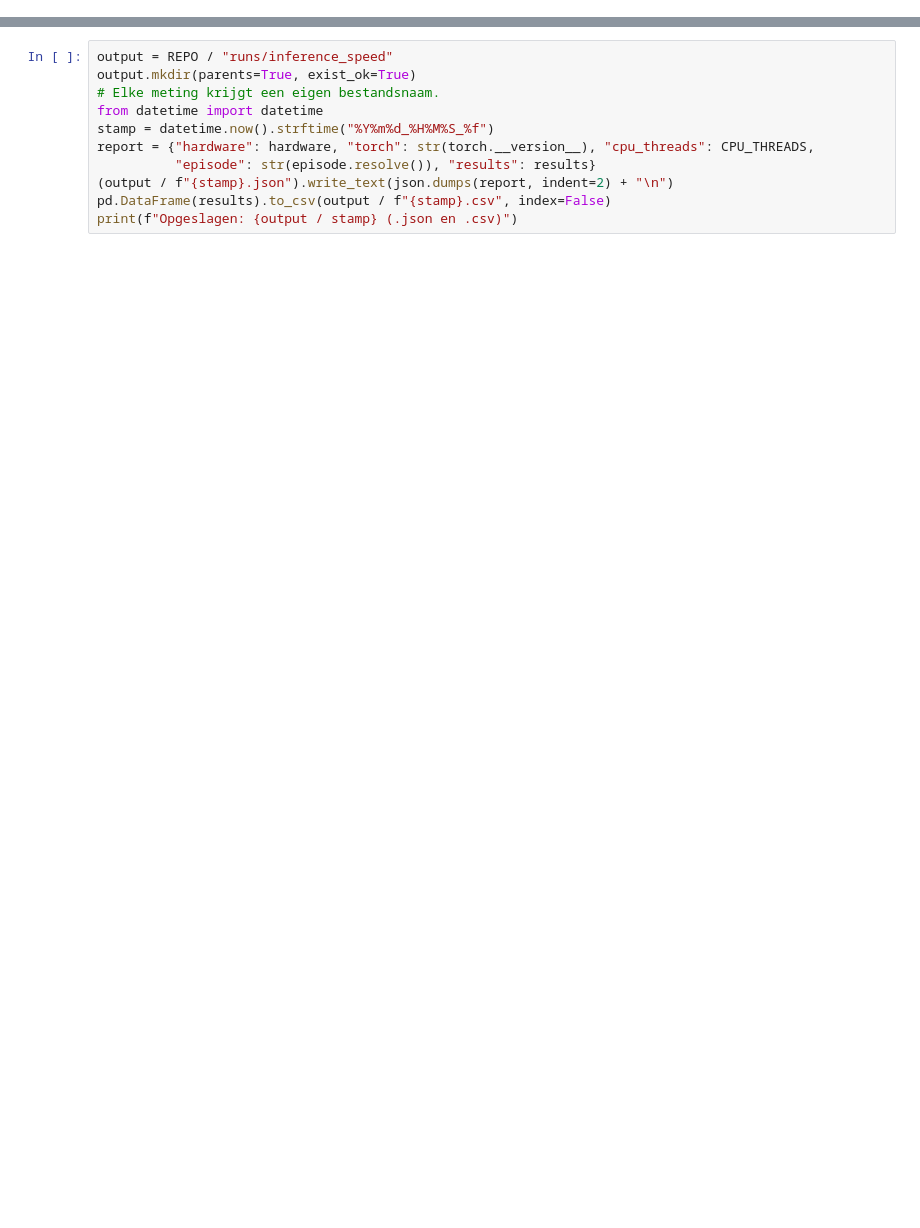
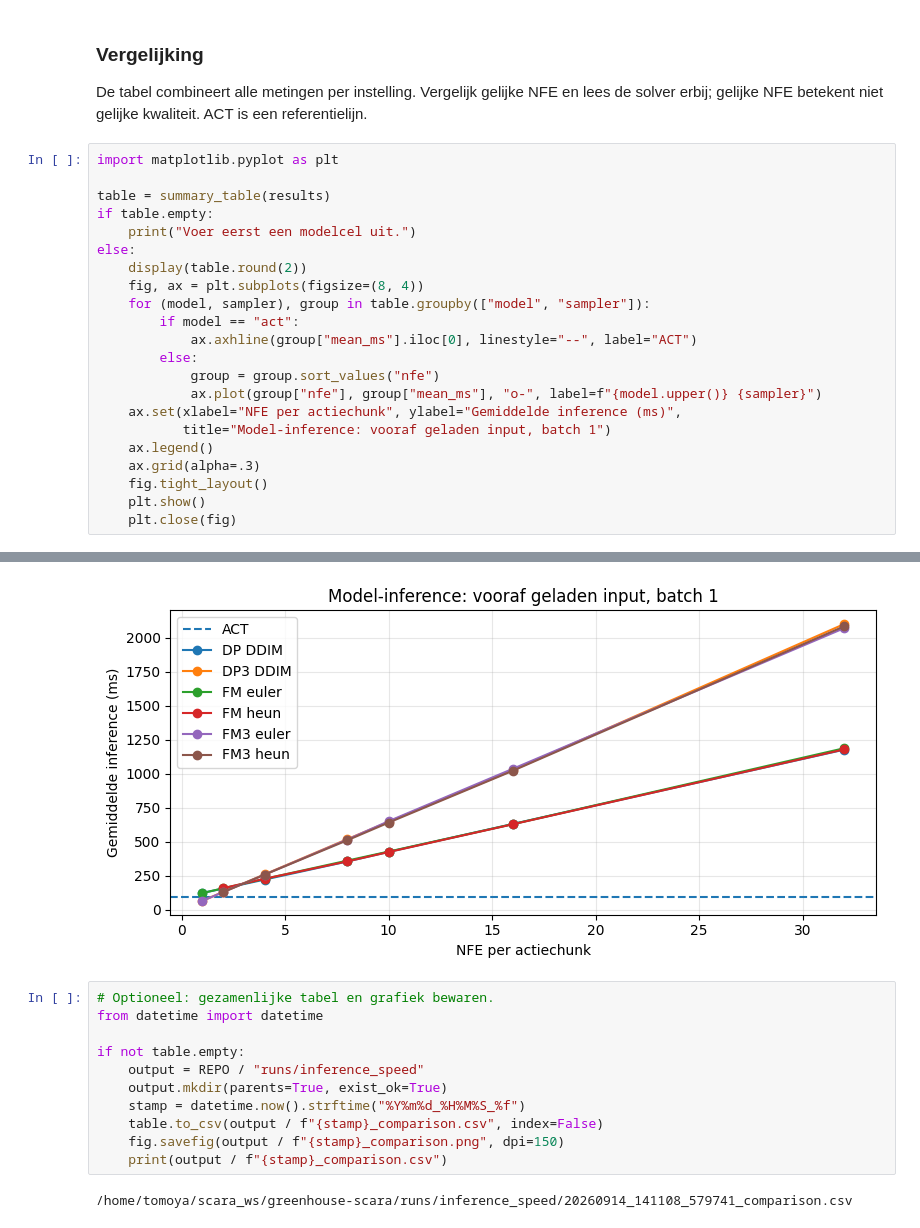
Before and after one commit to tomoyamartynowicz/greenhouse-scara, a Jupyter notebook: benchmark_inference.ipynb, the cells around one changed output, grey strips where cells are left out. Cells and saved outputs as stored; diff of their text form; blank space fills up the shorter version.

```diff
--- a/benchmark_inference.ipynb
+++ b/benchmark_inference.ipynb
@@ -94,0 +200,27 @@ Optioneel: sla de resultaten hieronder op als CSV en JSON. Vergelijk ook het aan
+# %% [markdown]
+### Vergelijking
+De tabel combineert alle metingen per instelling. Vergelijk gelijke NFE en lees de
+solver erbij; gelijke NFE betekent niet gelijke kwaliteit. ACT is een referentielijn.
+# %%
+import matplotlib.pyplot as plt
+
+table = summary_table(results)
+if table.empty:
+    print("Voer eerst een modelcel uit.")
+else:
+    display(table.round(2))
+    fig, ax = plt.subplots(figsize=(8, 4))
+    for (model, sampler), group in table.groupby(["model", "sampler"]):
+        if model == "act":
+            ax.axhline(group["mean_ms"].iloc[0], linestyle="--", label="ACT")
+        else:
+            group = group.sort_values("nfe")
+            ax.plot(group["nfe"], group["mean_ms"], "o-", label=f"{model.upper()} {sampler}")
+    ax.set(xlabel="NFE per actiechunk", ylabel="Gemiddelde inference (ms)",
+           title="Model-inference: vooraf geladen input, batch 1")
+    ax.legend()
+    ax.grid(alpha=.3)
+    fig.tight_layout()
+    plt.show()
+    plt.close(fig)
+# %% [output]
@@ -95,11 +244,14 @@ Optioneel: sla de resultaten hieronder op als CSV en JSON. Vergelijk ook het aan
+[figure, added]
 # %%
-output = REPO / "runs/inference_speed"
-output.mkdir(parents=True, exist_ok=True)
-# Elke meting krijgt een eigen bestandsnaam.
+# Optioneel: gezamenlijke tabel en grafiek bewaren.
 from datetime import datetime
-stamp = datetime.now().strftime("%Y%m%d_%H%M%S_%f")
-report = {"hardware": hardware, "torch": str(torch.__version__), "cpu_threads": CPU_THREADS,
-          "episode": str(episode.resolve()), "results": results}
-(output / f"{stamp}.json").write_text(json.dumps(report, indent=2) + "\n")
-pd.DataFrame(results).to_csv(output / f"{stamp}.csv", index=False)
-print(f"Opgeslagen: {output / stamp} (.json en .csv)")
+
+if not table.empty:
+    output = REPO / "runs/inference_speed"
+    output.mkdir(parents=True, exist_ok=True)
+    stamp = datetime.now().strftime("%Y%m%d_%H%M%S_%f")
+    table.to_csv(output / f"{stamp}_comparison.csv", index=False)
+    fig.savefig(output / f"{stamp}_comparison.png", dpi=150)
+    print(output / f"{stamp}_comparison.csv")
+# %% [output]
+/home/tomoya/scara_ws/greenhouse-scara/runs/inference_speed/20260914_141108_579741_comparison.csv
```
Also changed, not shown: parts of 17 cells of this notebook, 45 other files.
